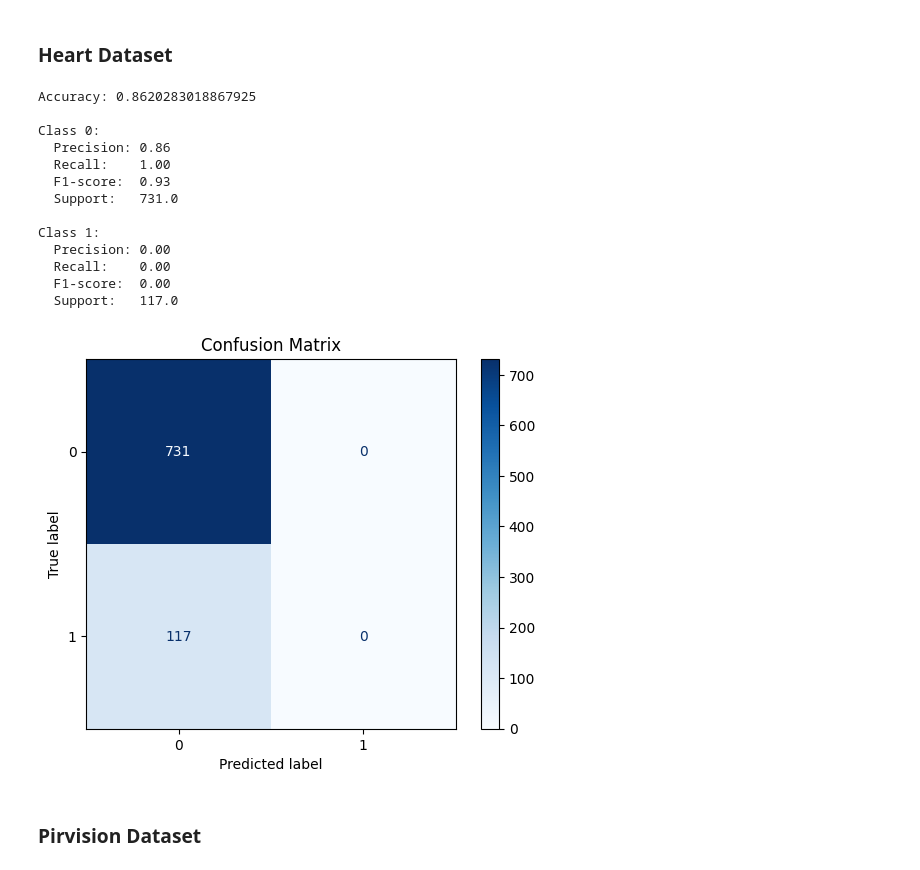
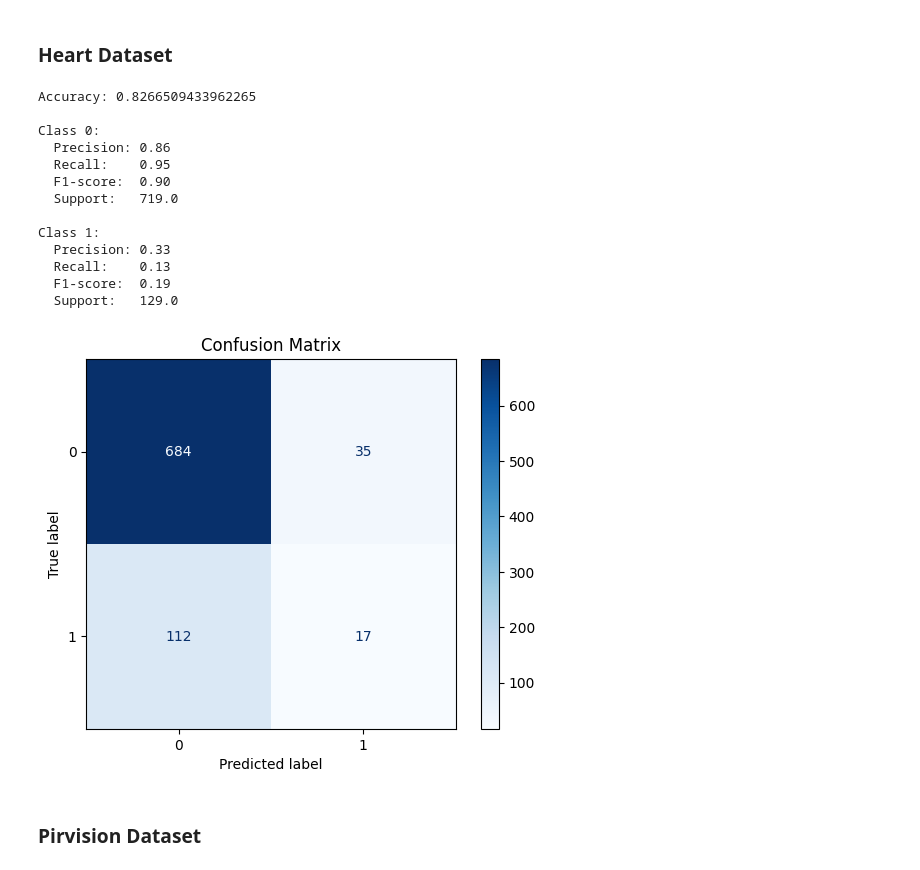
Before and after one commit to alexandradinca2908/Coronary-Disease-ML-Analysis, a Jupyter notebook: ml_aplicat.ipynb, the cells around one changed output. Drawn from its saved outputs; the diff is of its cells as text; code cells hidden in the pictures.

```diff
--- a/ml_aplicat.ipynb
+++ b/ml_aplicat.ipynb
@@ -278,7 +278,7 @@ pirvision_df[pirvision_categorical_columns] = categorical_imputer.fit_transform(
 from scipy.stats import chi2_contingency
 
 # Drop strongly correlated variables
-heart_columns_drop = ['cholesterol_level', 'systolic_pressure', 'daily_cigarettes', 'heart_rate', 'diabetes_history', 'high_blood_sugar']
+heart_columns_drop = ['cholesterol_level', 'systolic_pressure', 'heart_rate', 'diabetes_history']
 heart_df = heart_df.drop(columns=heart_columns_drop)
 
 # Display new correlation matrixes
@@ -852,49 +873,59 @@ X = heart_df_encoded.drop('chd_risk', axis=1).values
 y = heart_df_encoded['chd_risk'].values
 
 # Split
-X_train, X_test, y_train, y_test = train_test_split(X, y, test_size=0.2, random_state=42)
+X_train, X_test, y_train, y_test = train_test_split(X, y, test_size=0.2,
+                                                        random_state=42,
+                                                        stratify=y)
 
-w, train_nll, test_nll, train_acc, test_acc = train_and_eval_logistic(X_train, y_train, X_test, y_test)
+# Add bias term (intercept)
+X_train = np.column_stack([np.ones(X_train.shape[0]), X_train])
+X_test = np.column_stack([np.ones(X_test.shape[0]), X_test])
+
+# Train model
+w, train_nll, test_nll, train_acc, test_acc = train_and_eval_logistic(
+    X_train, y_train, X_test, y_test,
+    lr=0.01, epochs_no=1000, use_class_weights=True
+)
 
 y_pred = predict_logistic(X_test, w)
 y_pred = (y_pred >= 0.5).astype(int)
 
 # Evaluate
 print("Accuracy:", accuracy_score(y_test, y_pred))
 print()
 
 report = classification_report(y_test, y_pred, output_dict=True, zero_division=0)
 
 # Display metrics
 for class_label in ['0', '1']:
     metrics = report[class_label]
     print(f"Class {class_label}:")
     print(f"  Precision: {metrics['precision']:.2f}")
     print(f"  Recall:    {metrics['recall']:.2f}")
     print(f"  F1-score:  {metrics['f1-score']:.2f}")
     print(f"  Support:   {metrics['support']}")
     print()
 
 # Confusion matrix
 cm = confusion_matrix(y_test, y_pred)
 disp = ConfusionMatrixDisplay(confusion_matrix=cm, display_labels=['0', '1'])
 disp.plot(cmap='Blues')
 plt.title("Confusion Matrix")
 plt.show()
 # %% [output]
-Accuracy: 0.8620283018867925
+Accuracy: 0.8266509433962265
 
 Class 0:
   Precision: 0.86
-  Recall:    1.00
-  F1-score:  0.93
-  Support:   731.0
+  Recall:    0.95
+  F1-score:  0.90
+  Support:   719.0
 
 Class 1:
-  Precision: 0.00
-  Recall:    0.00
-  F1-score:  0.00
-  Support:   117.0
+  Precision: 0.33
+  Recall:    0.13
+  F1-score:  0.19
+  Support:   129.0
-[figure, old version]
+[figure, new version]
 # %% [markdown]
 ### Pirvision Dataset
```
Also changed, not shown: parts of 8 cells of this notebook.
